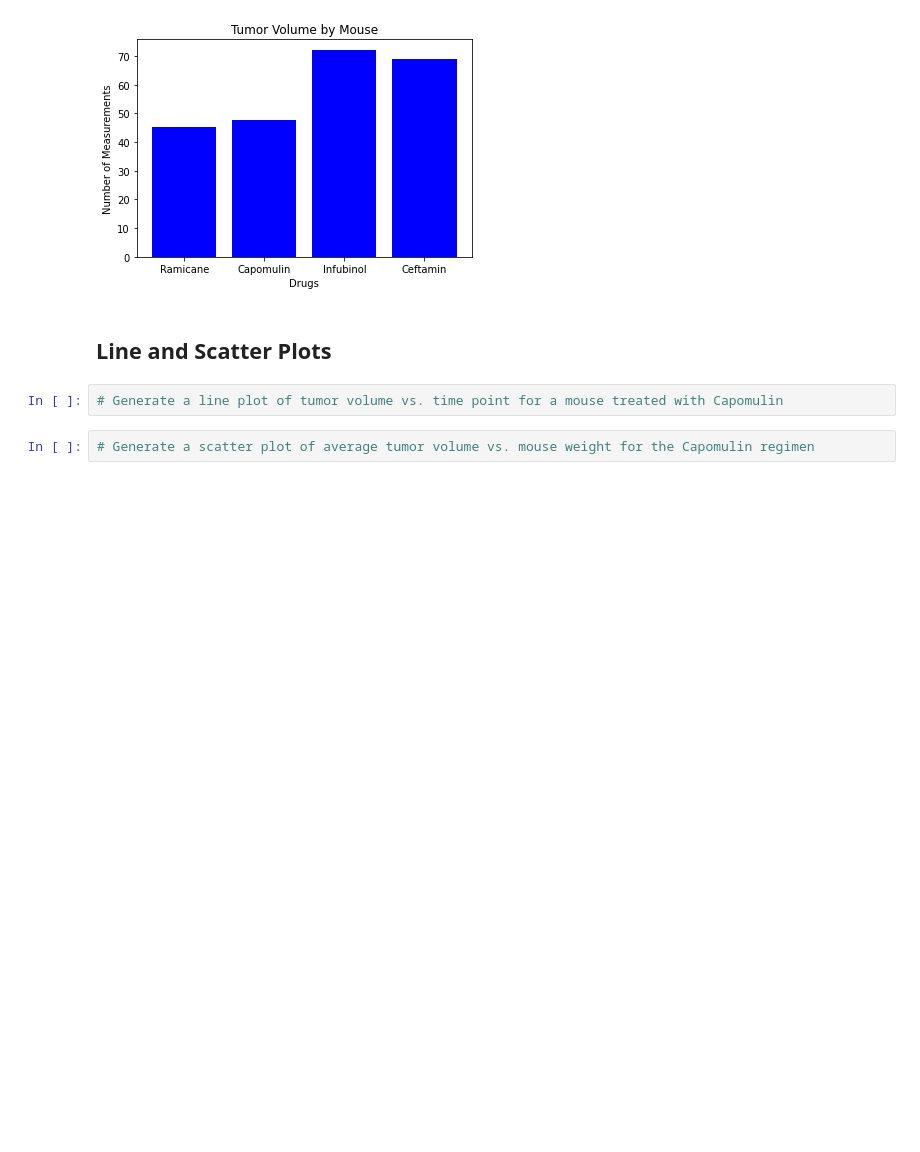
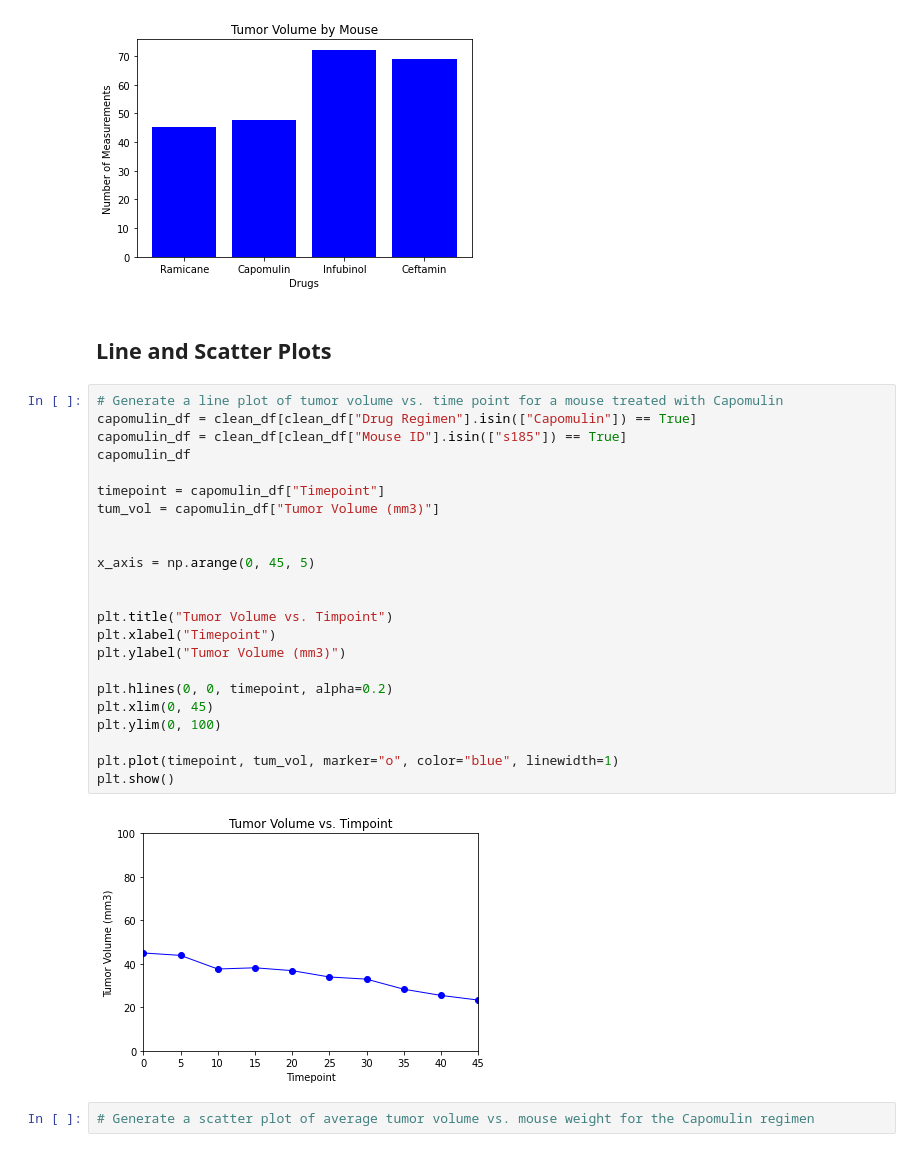
Before and after one commit to candishanks/matplotlib-challenge, a Jupyter notebook: Pymaceuticals/pymaceuticals_starter.ipynb, the cells around one changed output. Drawn from its saved outputs; the diff is of its cells as text; blank space fills up the shorter version.

Commit message:
adding line graph

```diff
--- a/Pymaceuticals/pymaceuticals_starter.ipynb
+++ b/Pymaceuticals/pymaceuticals_starter.ipynb
@@ -333,8 +325,31 @@ plt.show()
 [figure]
 # %% [markdown]
 ## Line and Scatter Plots
-# %%
-# Generate a line plot of tumor volume vs. time point for a mouse treated with Capomulin
+# %%
+# Generate a line plot of tumor volume vs. time point for a mouse treated with Capomulin
+capomulin_df = clean_df[clean_df["Drug Regimen"].isin(["Capomulin"]) == True]
+capomulin_df = clean_df[clean_df["Mouse ID"].isin(["s185"]) == True]
+capomulin_df
+
+timepoint = capomulin_df["Timepoint"]
+tum_vol = capomulin_df["Tumor Volume (mm3)"]
+
+
+x_axis = np.arange(0, 45, 5)
+
+
+plt.title("Tumor Volume vs. Timpoint")
+plt.xlabel("Timepoint")
+plt.ylabel("Tumor Volume (mm3)")
+
+plt.hlines(0, 0, timepoint, alpha=0.2)
+plt.xlim(0, 45)
+plt.ylim(0, 100)
+
+plt.plot(timepoint, tum_vol, marker="o", color="blue", linewidth=1)
+plt.show()
+# %% [output]
+[figure, added]
 # %%
 # Generate a scatter plot of average tumor volume vs. mouse weight for the Capomulin regimen
 # %% [markdown]
```
Also changed, not shown: parts of 3 cells of this notebook.
